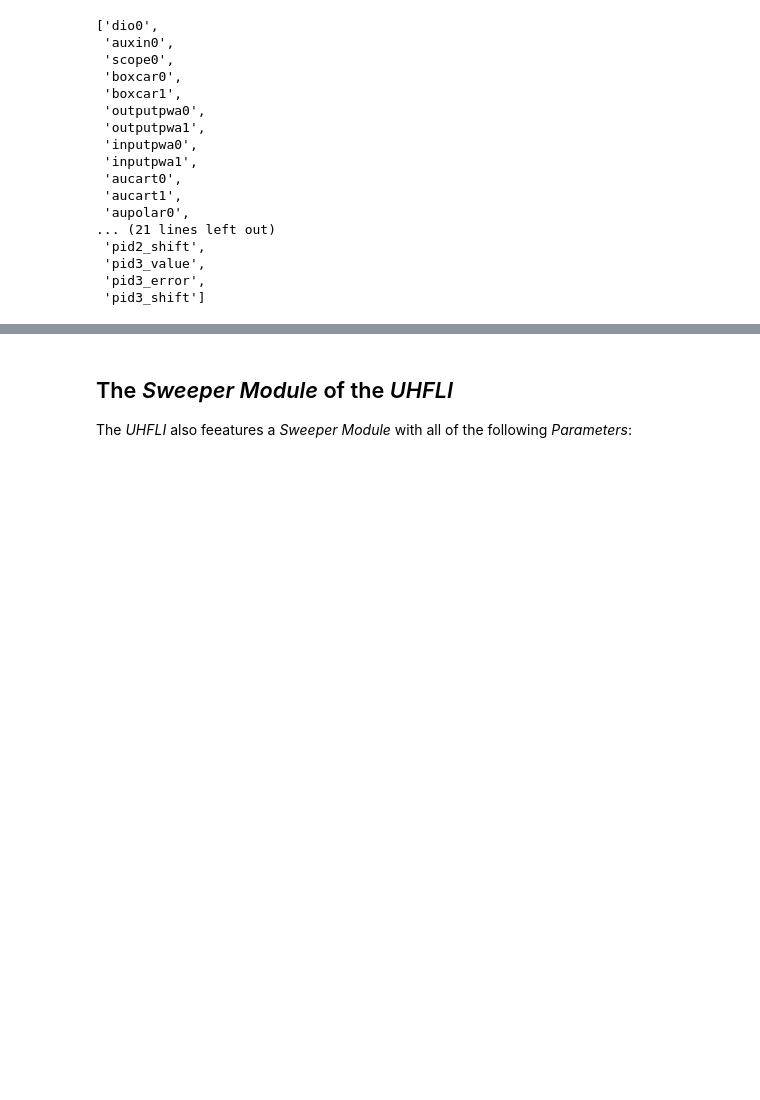
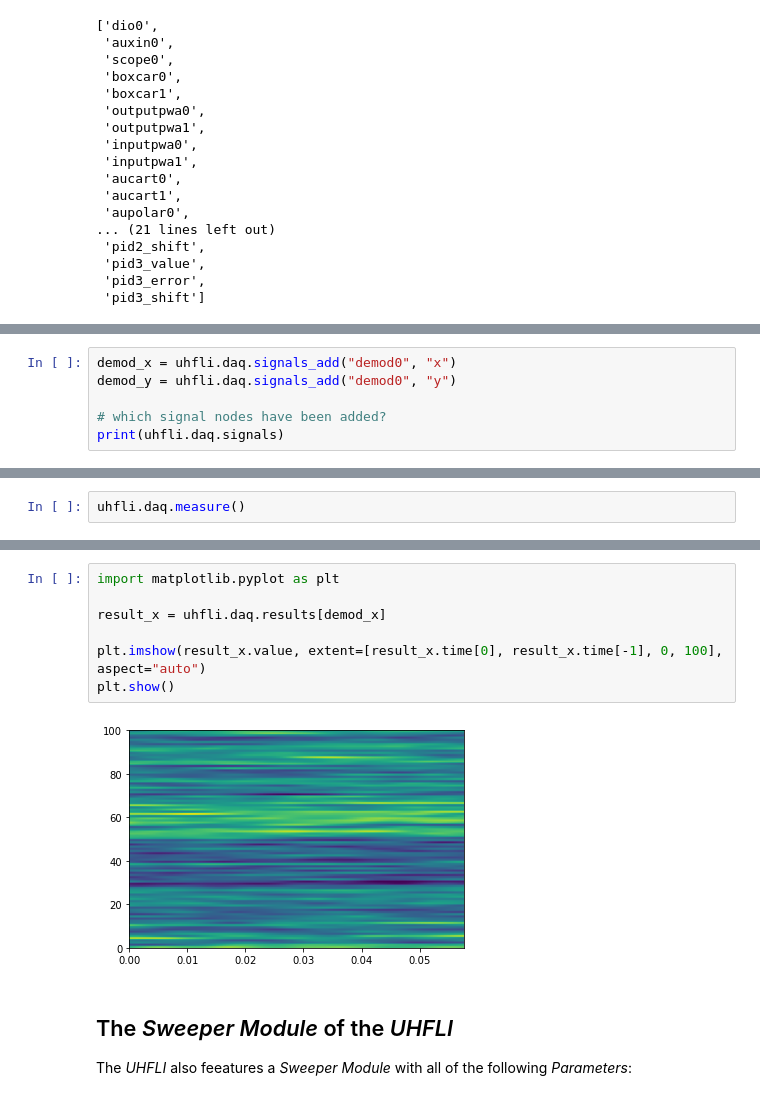
Before and after one commit to zhinst/zhinst-qcodes, a Jupyter notebook: docs/source/examples/notebooks/example2-4_UHFLI.ipynb, the cells around one changed output, grey strips where cells are left out. Saved outputs shown, nothing was run; the diff lists cells and outputs as text; blank space fills up the shorter version.

```diff
--- a/docs/source/examples/notebooks/example2-4_UHFLI.ipynb
+++ b/docs/source/examples/notebooks/example2-4_UHFLI.ipynb
@@ -64,0 +67,6 @@ uhfli.daq.signals_list()
+# %%
+demod_x = uhfli.daq.signals_add("demod0", "x")
+demod_y = uhfli.daq.signals_add("demod0", "y")
+
+# which signal nodes have been added?
+print(uhfli.daq.signals)
@@ -64,0 +83,2 @@ uhfli.daq.signals_list()
+# %%
+uhfli.daq.measure()
@@ -65,3 +120,12 @@ uhfli.daq.signals_list()
+# %%
+import matplotlib.pyplot as plt
+
+result_x = uhfli.daq.results[demod_x]
+
+plt.imshow(result_x.value, extent=[result_x.time[0], result_x.time[-1], 0, 100], aspect="auto")
+plt.show()
+# %% [output]
+[figure, added]
 # %% [markdown]
 ## The *Sweeper Module* of the *UHFLI*
 
```
Also changed, not shown: parts of 20 cells of this notebook, 2 other files.
